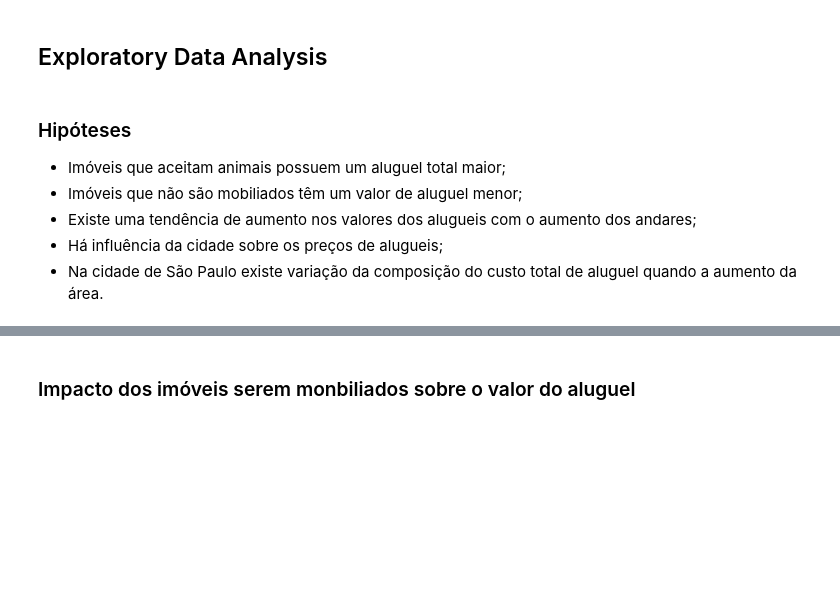
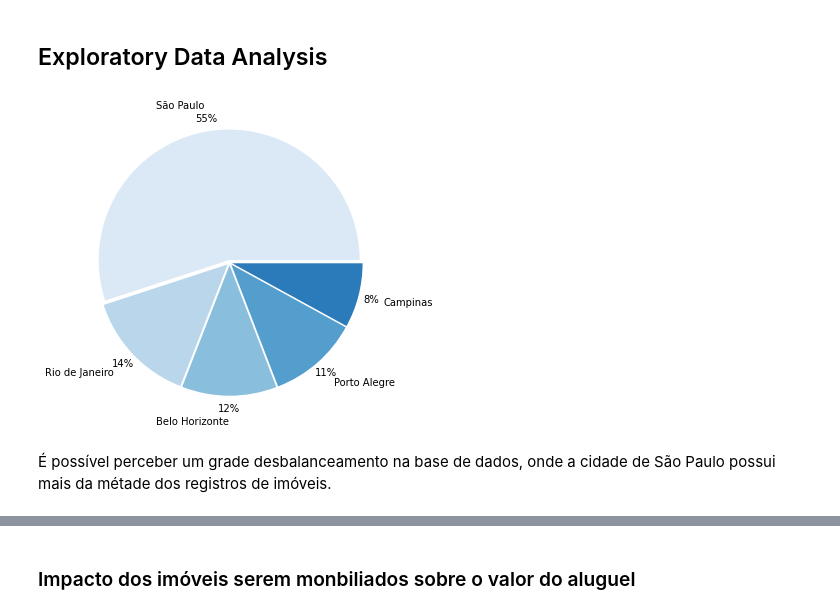
Before and after one commit to IgorFormiga/Data-Science-Projects, a Jupyter notebook: 2_Exploratory_Data_Analysis.ipynb, the cells around one changed output, grey strips where cells are left out. Drawn from its saved outputs; the diff is of its cells as text; code cells hidden in the pictures; blank space fills up the shorter version.

```diff
--- a/2_Exploratory_Data_Analysis.ipynb
+++ b/2_Exploratory_Data_Analysis.ipynb
@@ -55,11 +39,13 @@ histograma = dataset.hist(bins=50, figsize=(15, 15))
 [figure]
 # %% [markdown]
 ## Exploratory Data Analysis
-# %% [markdown]
-### Hipóteses
-
-- Imóveis que aceitam animais possuem um aluguel total maior;
-- Imóveis que não são mobiliados têm um valor de aluguel menor;
-- Existe uma tendência de aumento nos valores dos alugueis com o aumento dos andares;
-- Há influência da cidade sobre os preços de alugueis;
-- Na cidade de São Paulo existe variação da composição do custo total de aluguel quando a aumento da área.
+# %%
+labels = ['São Paulo', 'Rio de Janeiro', 'Belo Horizonte', 'Porto Alegre', 'Campinas']
+fig, ax = plt.subplots(figsize=(10, 6))
+colors = sns.color_palette('Blues')
+ax.pie(dataset['city'].value_counts(), labels=labels, autopct='%1.0f%%', pctdistance=1.1, explode = [0.02, 0.02, 0.02, 0.02, 0.02], labeldistance=1.2, colors=colors)
+plt.show()
+# %% [output]
+[figure, added]
+# %% [markdown]
+É possível perceber um grade desbalanceamento na base de dados, onde a cidade de São Paulo possui mais da métade dos registros de imóveis.
```
Also changed, not shown: parts of 33 cells of this notebook, 1 other file.
